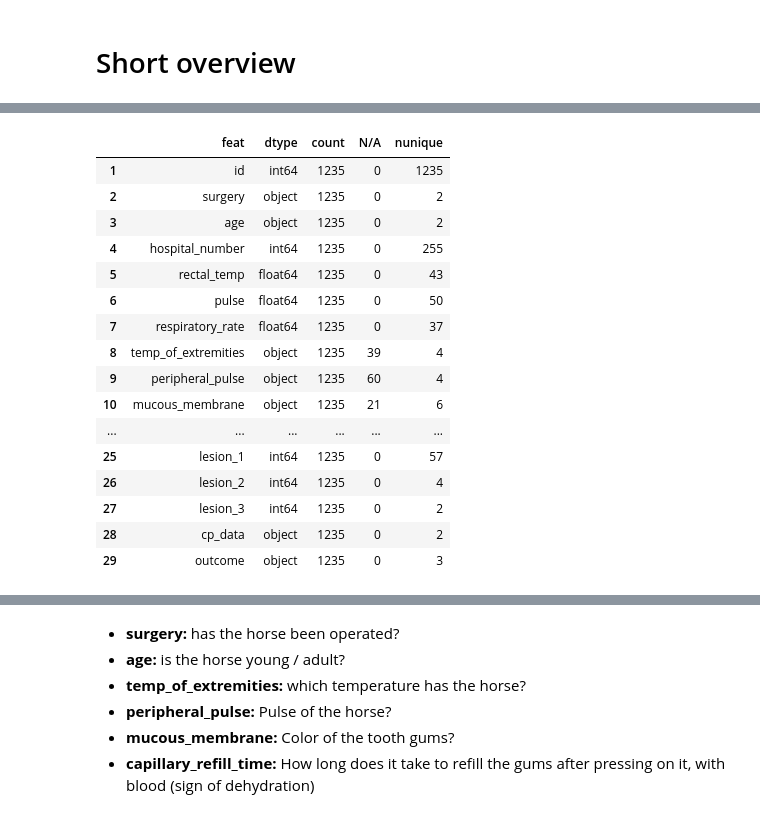
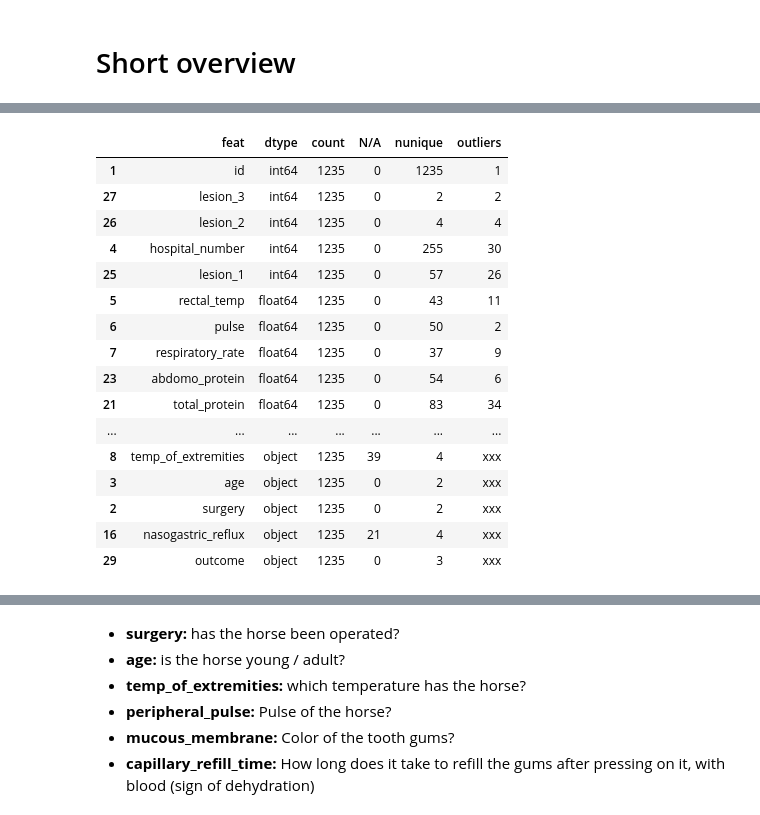
Before and after one commit to RobinWesselmann/classification_Horse_Health_Outcome, a Jupyter notebook: notebooks/EDA.ipynb, the cells around one changed output, grey strips where cells are left out. Saved outputs shown, nothing was run; the diff lists cells and outputs as text; code cells hidden in the pictures.

```diff
--- a/notebooks/EDA.ipynb
+++ b/notebooks/EDA.ipynb
@@ -21,3 +27,18 @@ test_data = pd.read_csv(RAW_DATA_PATH + "//test.csv")
 train_data = pd.read_csv(RAW_DATA_PATH + "//train.csv")
 # %% [markdown]
 # Short overview
+# %%
+def calc_no_of_outlier(input_values):
+
+    input_values = input_values.astype("float")
+
+    q_1 = np.quantile(input_values, 0.25)
+    q_3 = np.quantile(input_values, 0.75)
+    IQR = q_3 - q_1
+    upper_limit = q_3 + IQR * 1.5
+    lower_limit = q_1 - IQR * 1.5
+
+    mask = ((input_values > upper_limit)|(input_values < lower_limit))
+    outlier = np.where(mask, input_values, "outlier")
+
+    return outlier
@@ -24,39 +65,43 @@ train_data = pd.read_csv(RAW_DATA_PATH + "//train.csv")
 # %%
-relevant_cols = ["feat", "dtype", "count", "N/A", "nunique"]
+relevant_cols = ["feat", "dtype", "count", "N/A", "nunique", "outliers"]
 df_info = pd.DataFrame(columns = relevant_cols)
 agg_data = np.array(relevant_cols)
 
 for col in train_data.columns.to_list():
     data = np.array([])
     data = np.append(data, col)
     data = np.append(data, train_data[col].dtype)
     data = np.append(data, train_data[col].shape[0])
     data = np.append(data, train_data[col].isnull().sum())
     data = np.append(data, train_data[col].nunique())
+    if train_data[col].dtype=="object":
+        data = np.append(data, "xxx")
+    else:
+        data = np.append(data, len(set(calc_no_of_outlier(train_data[col].values))))
 
     agg_data = np.vstack((agg_data, data))
 
 df_info = pd.DataFrame(agg_data).iloc[1:].rename({k:v for k, v in enumerate(relevant_cols)}, axis = 1)
 
-df_info
+df_info.sort_values(by="dtype")
 # %% [output]
-|  | feat | dtype | count | N/A | nunique |
-| 1 | id | int64 | 1235 | 0 | 1235 |
-| 2 | surgery | object | 1235 | 0 | 2 |
-| 3 | age | object | 1235 | 0 | 2 |
-| 4 | hospital_number | int64 | 1235 | 0 | 255 |
-| 5 | rectal_temp | float64 | 1235 | 0 | 43 |
-| 6 | pulse | float64 | 1235 | 0 | 50 |
-| 7 | respiratory_rate | float64 | 1235 | 0 | 37 |
-| 8 | temp_of_extremities | object | 1235 | 39 | 4 |
-| 9 | peripheral_pulse | object | 1235 | 60 | 4 |
-| 10 | mucous_membrane | object | 1235 | 21 | 6 |
-| ... | ... | ... | ... | ... | ... |
-| 25 | lesion_1 | int64 | 1235 | 0 | 57 |
-| 26 | lesion_2 | int64 | 1235 | 0 | 4 |
-| 27 | lesion_3 | int64 | 1235 | 0 | 2 |
-| 28 | cp_data | object | 1235 | 0 | 2 |
-| 29 | outcome | object | 1235 | 0 | 3 |
+|  | feat | dtype | count | N/A | nunique | outliers |
+| 1 | id | int64 | 1235 | 0 | 1235 | 1 |
+| 27 | lesion_3 | int64 | 1235 | 0 | 2 | 2 |
+| 26 | lesion_2 | int64 | 1235 | 0 | 4 | 4 |
+| 4 | hospital_number | int64 | 1235 | 0 | 255 | 30 |
+| 25 | lesion_1 | int64 | 1235 | 0 | 57 | 26 |
+| 5 | rectal_temp | float64 | 1235 | 0 | 43 | 11 |
+| 6 | pulse | float64 | 1235 | 0 | 50 | 2 |
+| 7 | respiratory_rate | float64 | 1235 | 0 | 37 | 9 |
+| 23 | abdomo_protein | float64 | 1235 | 0 | 54 | 6 |
+| 21 | total_protein | float64 | 1235 | 0 | 83 | 34 |
+| ... | ... | ... | ... | ... | ... | ... |
+| 8 | temp_of_extremities | object | 1235 | 39 | 4 | xxx |
+| 3 | age | object | 1235 | 0 | 2 | xxx |
+| 2 | surgery | object | 1235 | 0 | 2 | xxx |
+| 16 | nasogastric_reflux | object | 1235 | 21 | 4 | xxx |
+| 29 | outcome | object | 1235 | 0 | 3 | xxx |
 # %%
 numerical_feats = [feat for feat in df_info[df_info["dtype"]!="object"]["feat"] if (feat in df_info[df_info["dtype"]!="object"]["feat"].values and feat not in ["id"])]
 categorical_feats = [feat for feat in df_info["feat"] if (feat not in numerical_feats and not feat in ["id"])]
```
Also changed, not shown: parts of 24 cells of this notebook, 1 other file.
